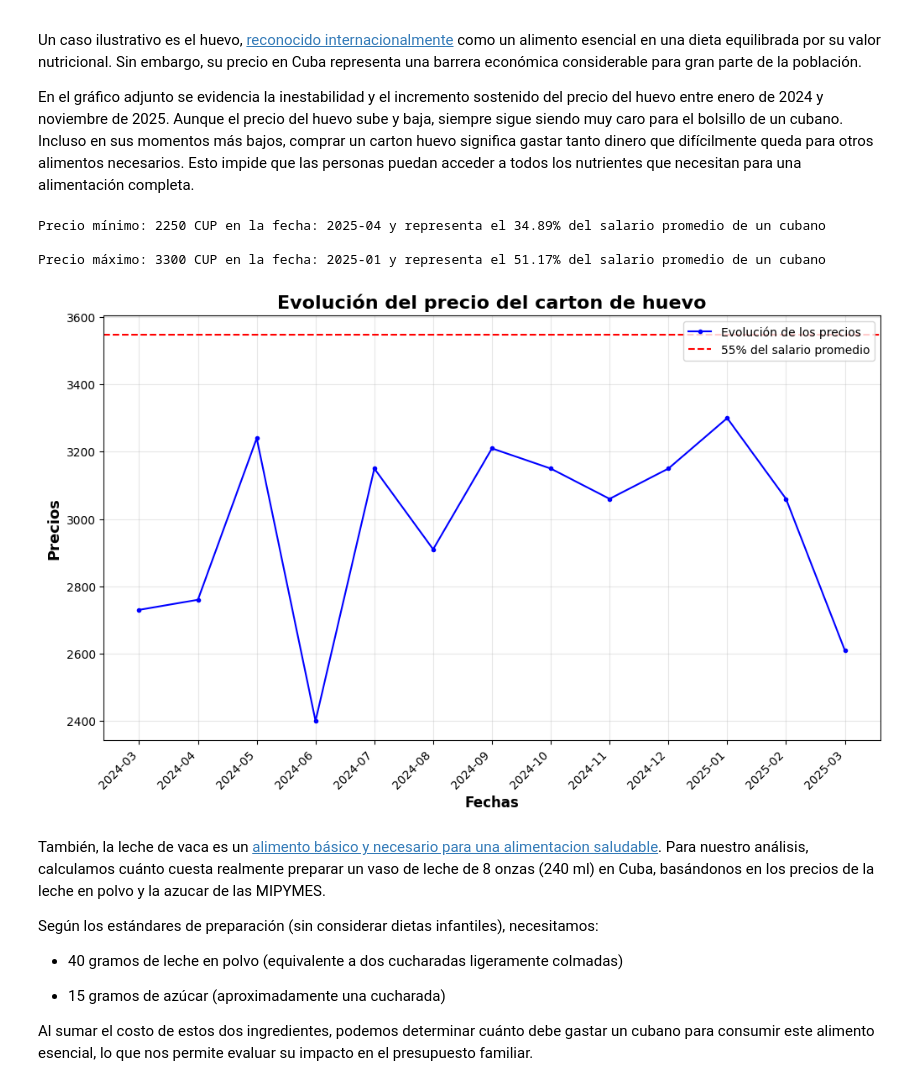
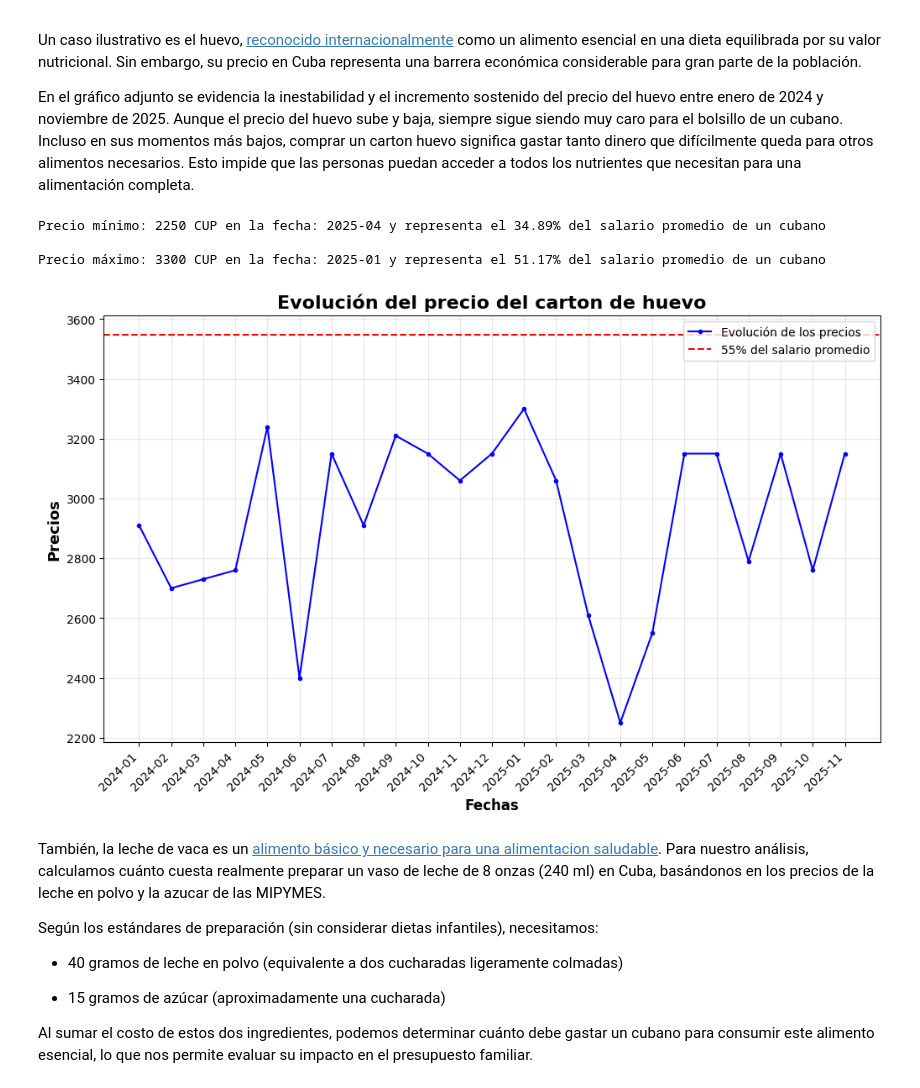
Before and after one commit to datascienceelias-png/proyecto_pipymes, a Jupyter notebook: analisis.ipynb, the cells around one changed output. Cells and saved outputs as stored; diff of their text form; code cells hidden in the pictures.

```diff
--- a/analisis.ipynb
+++ b/analisis.ipynb
@@ -94,38 +94,35 @@ def periodo(inicial, final):
 
 inicial, final = periodo("2024-03","2025-03")
 
 per = []
 for i, x in enumerate(fechas):
 
     p = [i for i in range(inicial, final+1)]
 
     if i in p:
         per.append(x)
 
 precio = []
 
 for i, x in enumerate(promedio_precio):
 
     p = [i for i in range(inicial, final+1)]
 
     if i in p:
         precio.append(x)
 
 
-
-
-
 #Este código es para buscar el mínimo precio en la lista del promedio. Luego utilizo ".index" para buscar en la lista de las fechas la misma posición del producto para imprimir el precio asociada a la fecha
 print(f"Precio mínimo: {min(promedio_precio)} CUP en la fecha: {fechas[promedio_precio.index(min(promedio_precio))]} y representa el {(((min(promedio_precio)/6449)) * 100):.2f}% del salario promedio de un cubano")
 print()
 print(f"Precio máximo: {max(promedio_precio)} CUP en la fecha: {fechas[promedio_precio.index(max(promedio_precio))]} y representa el {(((max(promedio_precio)/6449)) * 100):.2f}% del salario promedio de un cubano")
 
-gr.evolución_precios(precio,per)
+gr.evolución_precios(promedio_precio,fechas)
 # %% [output]
 Precio mínimo: 2250 CUP en la fecha: 2025-04 y representa el 34.89% del salario promedio de un cubano
 
 Precio máximo: 3300 CUP en la fecha: 2025-01 y representa el 51.17% del salario promedio de un cubano
-[figure, old version]
+[figure, new version]
 # %% [markdown]
 También, la leche de vaca es un [alimento básico y necesario para una alimentacion saludable](https://scielo.isciii.es/pdf/nh/v31n1/09revision09.pdf). Para nuestro análisis, calculamos cuánto cuesta realmente preparar un vaso de leche de 8 onzas (240 ml) en Cuba, basándonos en los precios de la leche en polvo y la azucar de las MIPYMES.
 
```
